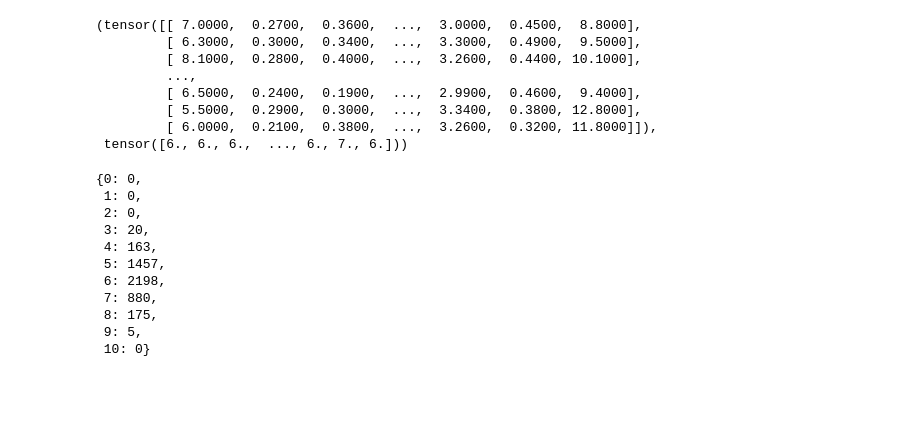
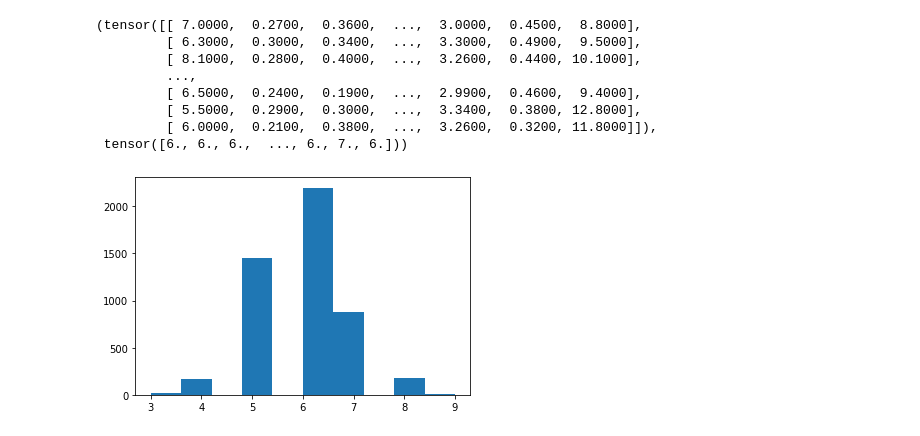
Before and after one commit to moran991231/AI-class, a Jupyter notebook: Homework5/wine.ipynb, the cells around one changed output. Drawn from its saved outputs; the diff is of its cells as text; code cells hidden in the pictures; blank space fills up the shorter version.

```diff
--- a/Homework5/wine.ipynb
+++ b/Homework5/wine.ipynb
@@ -35,23 +36,11 @@ attrs, ans
          [ 5.5000,  0.2900,  0.3000,  ...,  3.3400,  0.3800, 12.8000],
          [ 6.0000,  0.2100,  0.3800,  ...,  3.2600,  0.3200, 11.8000]]),
  tensor([6., 6., 6.,  ..., 6., 7., 6.]))
-# %%
-quality = {0:0,1:0,2:0, 3:0, 4:0, 5:0, 6:0,7:0,8:0,9:0,10:0}
-for a in ans:
-    quality[a.item()]+=1
-quality
-# %% [output]
-{0: 0,
- 1: 0,
- 2: 0,
- 3: 20,
- 4: 163,
- 5: 1457,
- 6: 2198,
- 7: 880,
- 8: 175,
- 9: 5,
- 10: 0}
+# %%
+plt.hist(np.array(wineq_numpy[:,11],dtype=int))
+plt.show()
+# %% [output]
+[figure, added]
 # %%
 def shuffle_and_devide_set(t_u: torch, t_c:torch, ratio):
     n_samples = t_u.shape[0]
```
Also changed, not shown: parts of 7 cells of this notebook, 3 other files.
